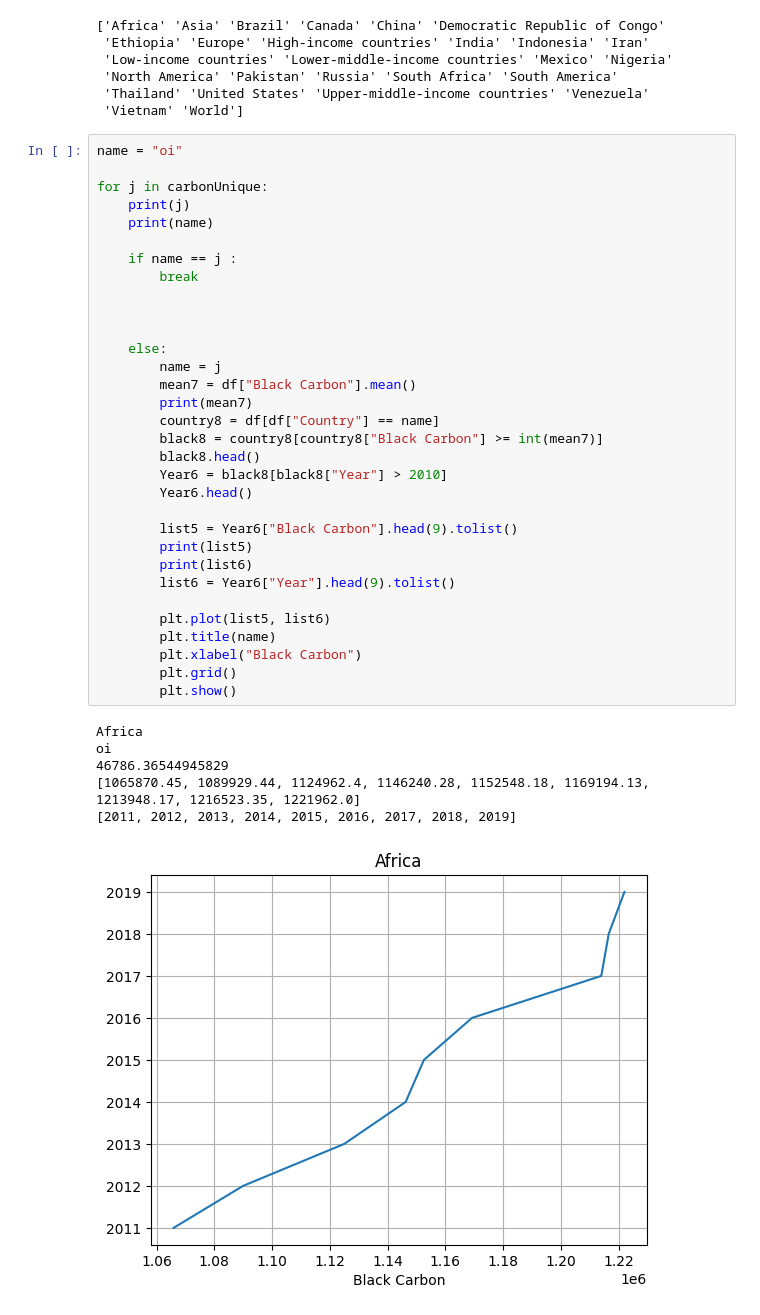
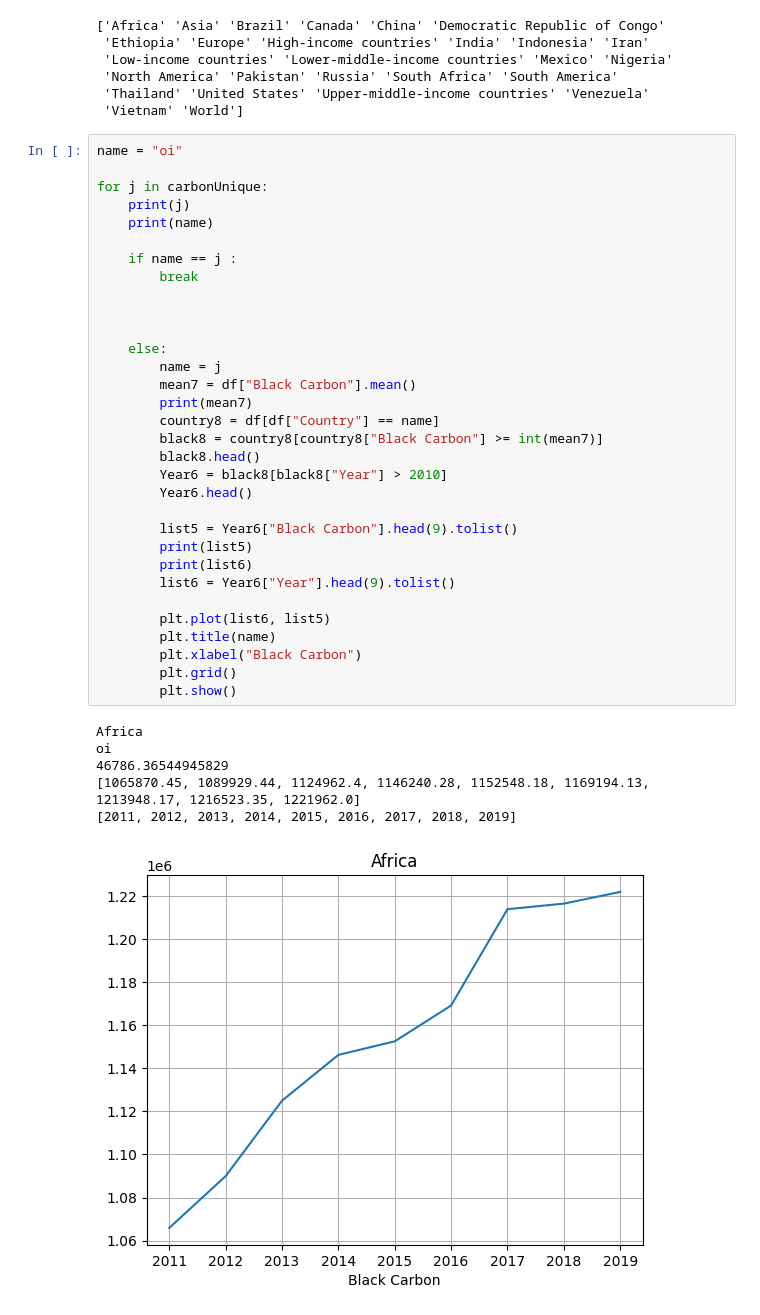
Before and after one commit to Dizziolica/PlayAroundWithData, a Jupyter notebook: aiplt.ipynb, the cells around one changed output. Saved outputs shown, nothing was run; the diff lists cells and outputs as text.

```diff
--- a/aiplt.ipynb
+++ b/aiplt.ipynb
@@ -174,35 +173,35 @@ for j in carbonUnique:
     if name == j :
         break
 
 
 
     else:
         name = j
         mean7 = df["Black Carbon"].mean()
         print(mean7)
         country8 = df[df["Country"] == name]
         black8 = country8[country8["Black Carbon"] >= int(mean7)]
         black8.head()
         Year6 = black8[black8["Year"] > 2010]
         Year6.head()
 
         list5 = Year6["Black Carbon"].head(9).tolist()
         print(list5)
         print(list6)
         list6 = Year6["Year"].head(9).tolist()
 
-        plt.plot(list5, list6)
+        plt.plot(list6, list5)
         plt.title(name)
         plt.xlabel("Black Carbon")
         plt.grid()
         plt.show()
 # %% [output]
 Africa
 oi
 46786.36544945829
 [1065870.45, 1089929.44, 1124962.4, 1146240.28, 1152548.18, 1169194.13, 1213948.17, 1216523.35, 1221962.0]
 [2011, 2012, 2013, 2014, 2015, 2016, 2017, 2018, 2019]
-[figure, old version]
+[figure, new version]
 Asia
 Africa
 46786.36544945829
```
Also changed, not shown: parts of 3 cells of this notebook.
